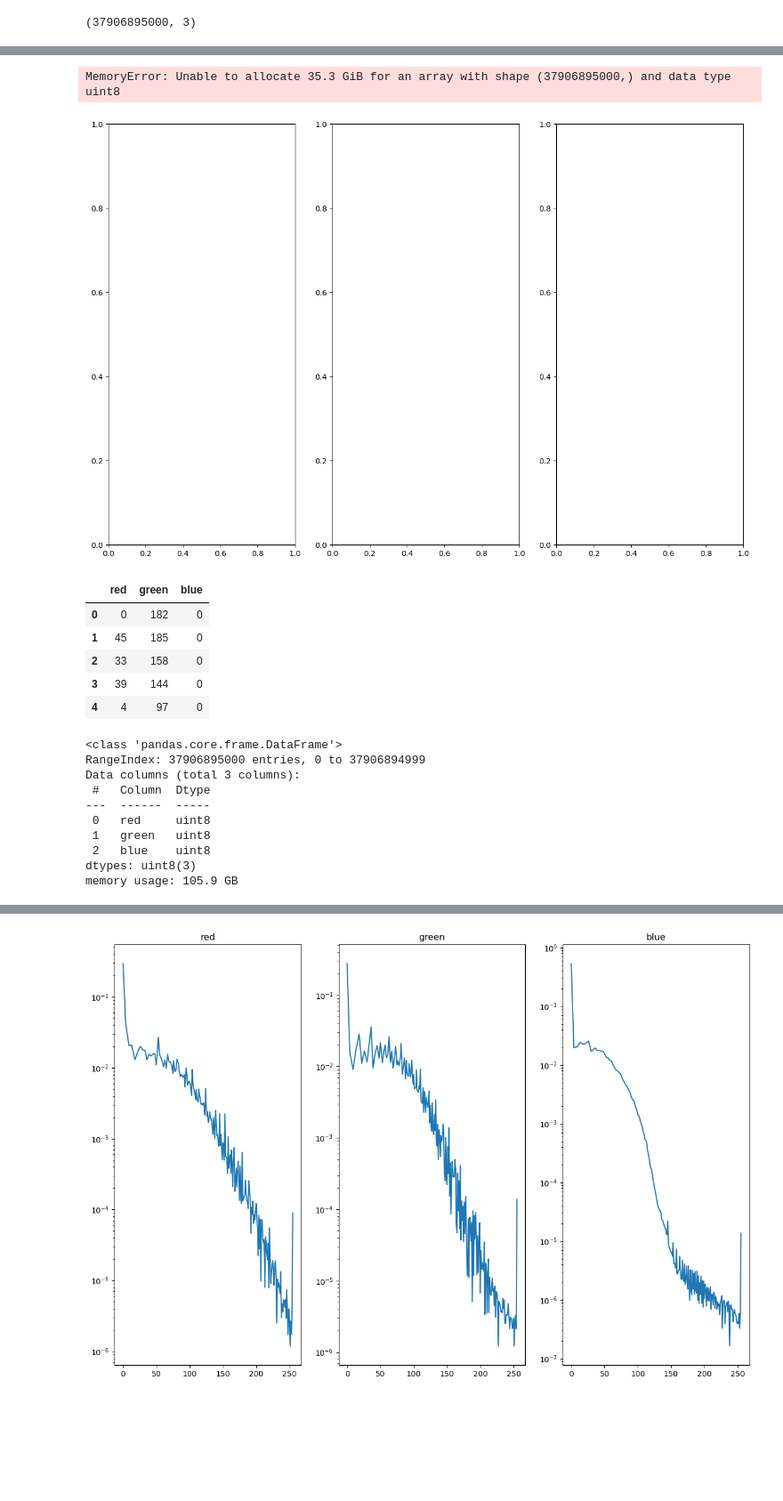
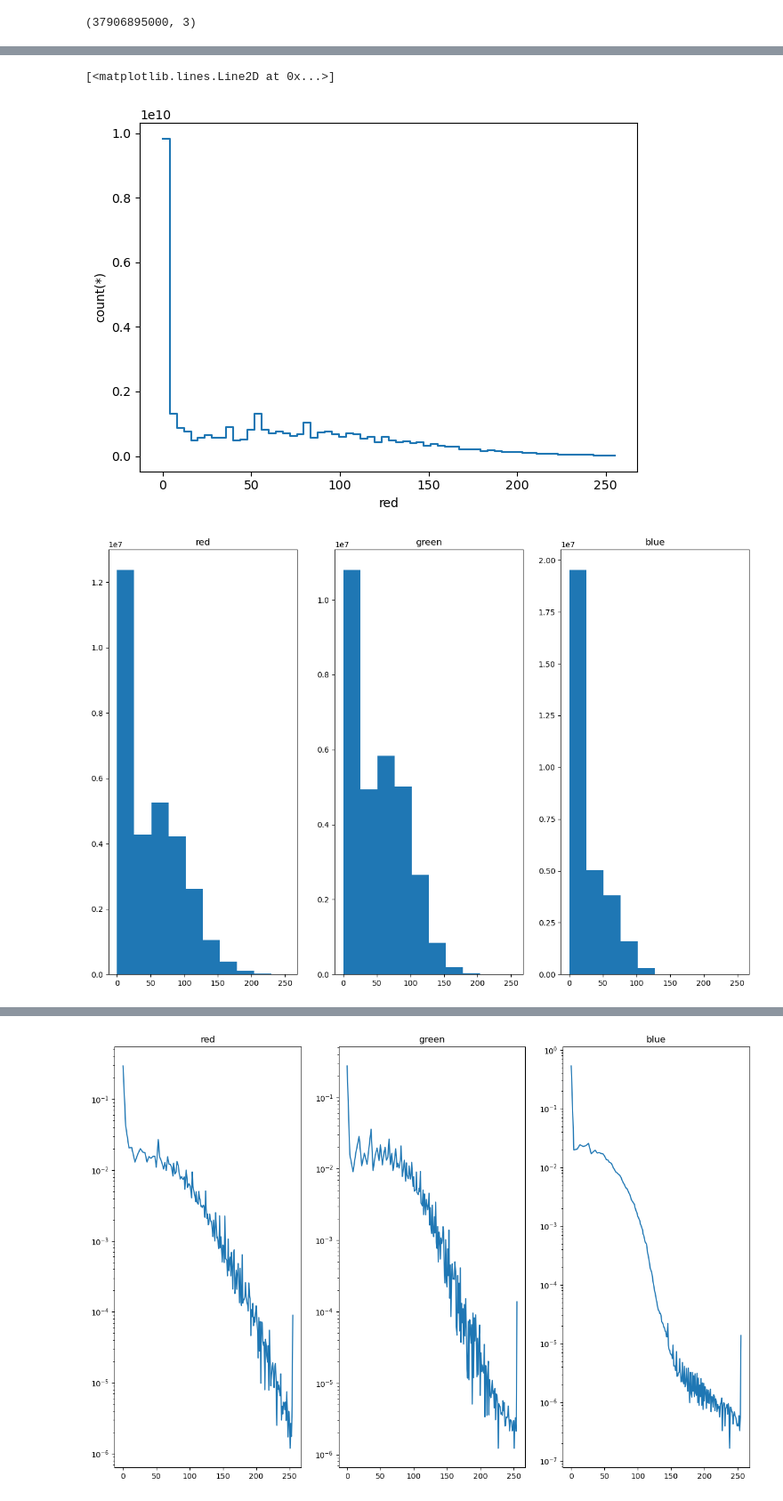
Before and after one commit to basil-77/bmstu_vkr, a Jupyter notebook: draft/raw_noise.ipynb, the cells around one changed output, grey strips where cells are left out. Shown at 89% size. Saved outputs shown, nothing was run; the diff lists cells and outputs as text; code cells hidden in the pictures; blank space fills up the shorter version.

```diff
--- a/draft/raw_noise.ipynb
+++ b/draft/raw_noise.ipynb
@@ -127,0 +104,5 @@ vdf_rgb.shape
+# %%
+vdf_rgb.viz.histogram(vdf_rgb['red'])
+# %% [output]
+[<matplotlib.lines.Line2D at 0x...>]
+[figure, added]
@@ -128,38 +121,14 @@ vdf_rgb.shape
 # %%
 plt.subplots(1,3, figsize=(15,10))
 plt.subplot(1,3,1)
-plt.boxplot(rgb_fl[0])
+plt.hist(vdf_rgb['red'])
 plt.title('red')
 plt.subplot(1,3,2)
-plt.boxplot(rgb_fl[1])
+plt.hist(vdf_rgb['red'])
 plt.title('green')
 plt.subplot(1,3,3)
-plt.boxplot(rgb_fl[2])
+plt.hist(vdf_rgb['red'])
 plt.title('blue')
 plt.show()
 # %% [output]
-MemoryError: Unable to allocate 35.3 GiB for an array with shape (37906895000,) and data type uint8
-[figure, old version]
+[figure, new version]
-# %%
-df_realnoise = pd.DataFrame(rgb_fl.T, columns=['red','green', 'blue'], copy=False)
-df_realnoise.head()
-# %% [output]
-|  | red | green | blue |
-| 0 | 0 | 182 | 0 |
-| 1 | 45 | 185 | 0 |
-| 2 | 33 | 158 | 0 |
-| 3 | 39 | 144 | 0 |
-| 4 | 4 | 97 | 0 |
-# %%
-df_realnoise.info()
-# %% [output]
-<class 'pandas.core.frame.DataFrame'>
-RangeIndex: 37906895000 entries, 0 to 37906894999
-Data columns (total 3 columns):
- #   Column  Dtype
----  ------  -----
- 0   red     uint8
- 1   green   uint8
- 2   blue    uint8
-dtypes: uint8(3)
-memory usage: 105.9 GB
```
Also changed, not shown: parts of 10 cells of this notebook.
